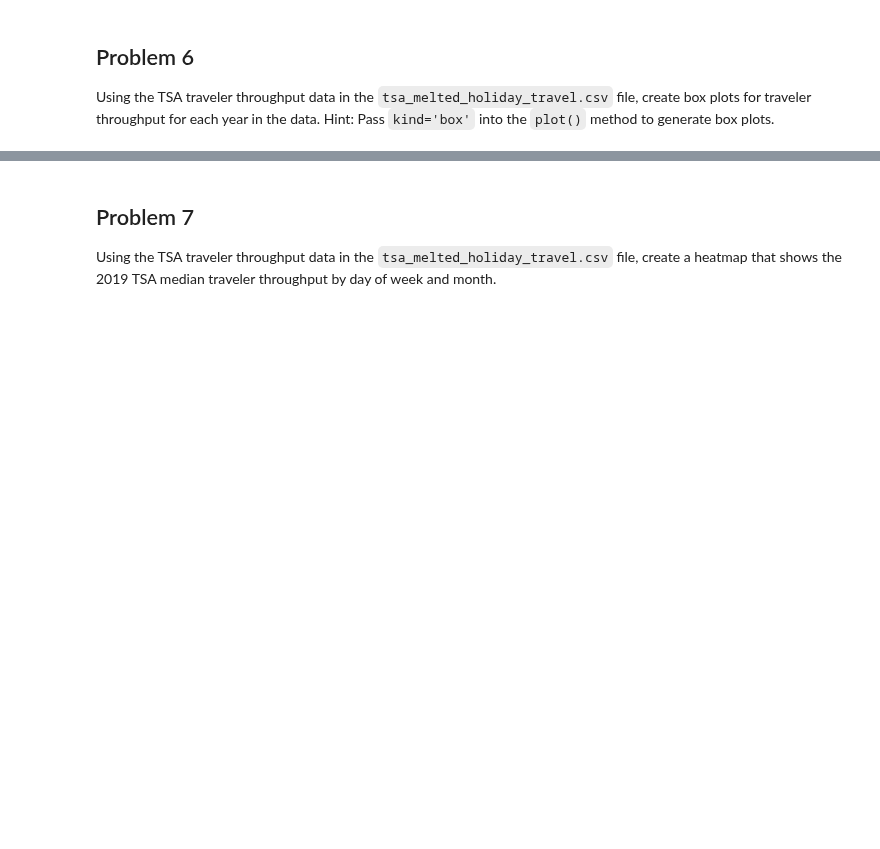
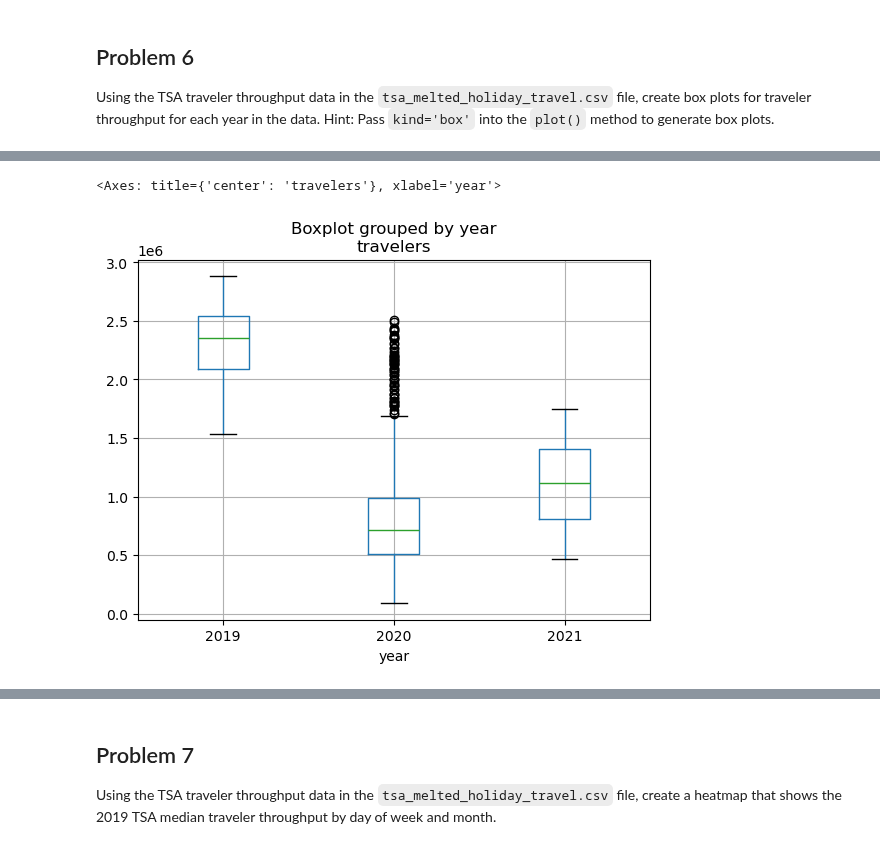
Before and after one commit to SU-IST707-FS25/week-1-materials-AndrewDettor, a Jupyter notebook: assignment.ipynb, the cells around one changed output, grey strips where cells are left out. Cells and saved outputs as stored; diff of their text form; code cells hidden in the pictures; blank space fills up the shorter version.

```diff
--- a/assignment.ipynb
+++ b/assignment.ipynb
@@ -54,3 +254,5 @@ Using the taxi trip data in the `2019_Yellow_Taxi_Trip_Data.csv` file, resample
 Using the TSA traveler throughput data in the `tsa_melted_holiday_travel.csv` file, create box plots for traveler throughput for each year in the data. Hint: Pass `kind='box'` into the `plot()` method to generate box plots.
 # %%
 # Your code here
+tsa = pd.read_csv("./data/tsa_melted_holiday_travel.csv")
+tsa.shape, tsa.columns
@@ -56,0 +270,5 @@ Using the TSA traveler throughput data in the `tsa_melted_holiday_travel.csv` fi
+# %%
+tsa.boxplot(column="travelers", by="year")
+# %% [output]
+<Axes: title={'center': 'travelers'}, xlabel='year'>
+[figure, added]
```
Also changed, not shown: parts of 32 cells of this notebook.
